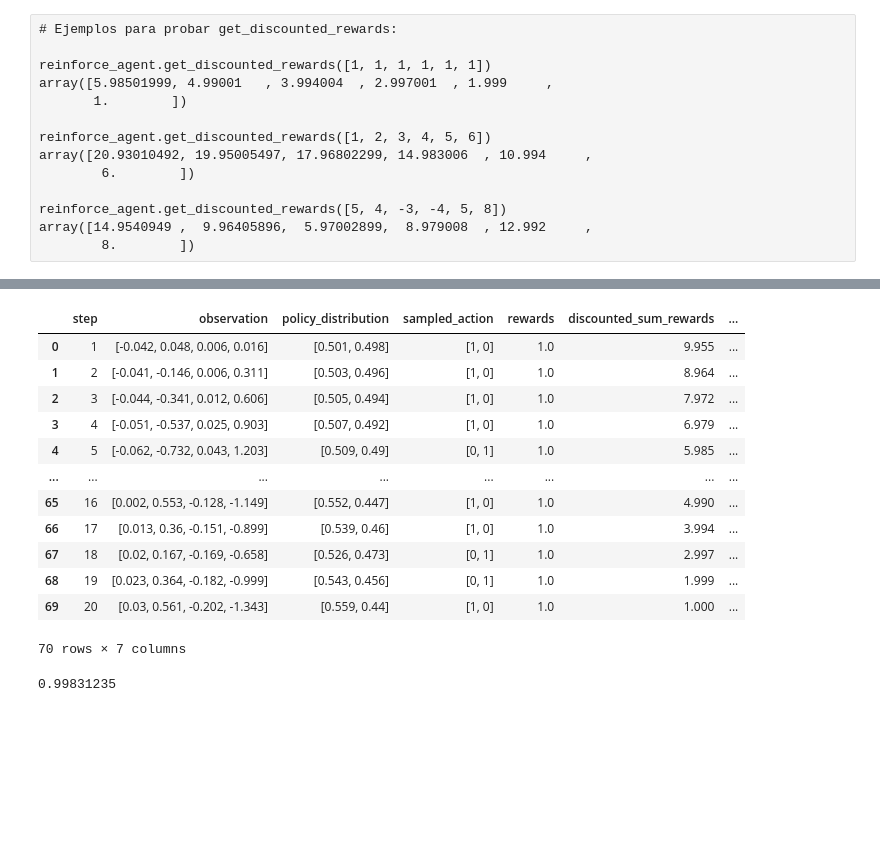
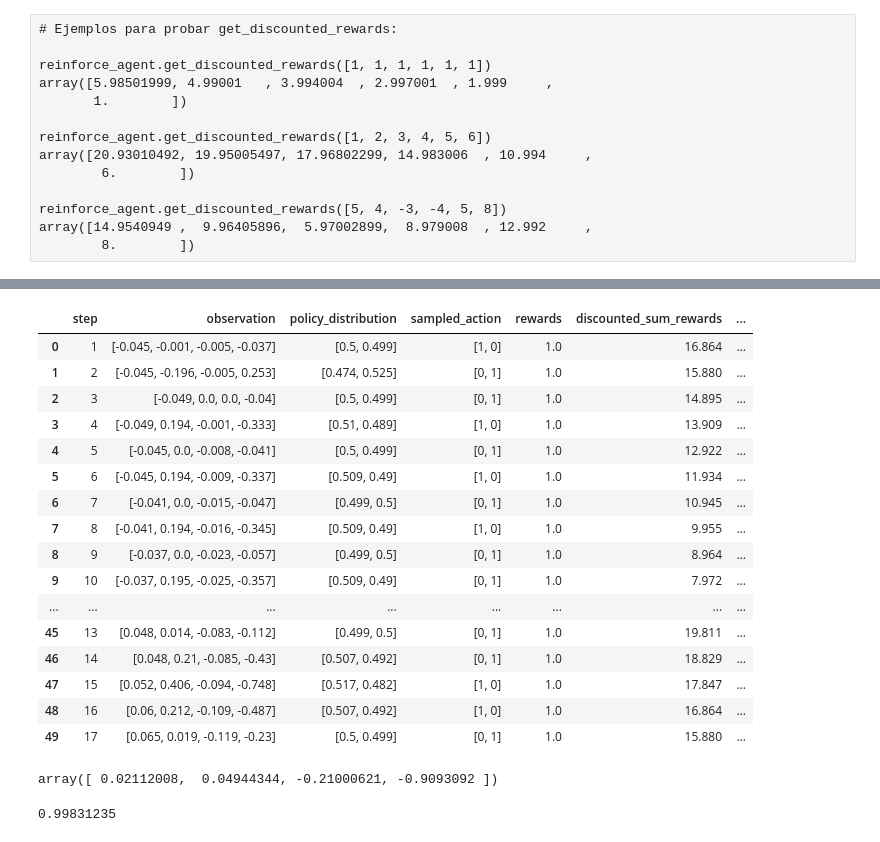
Before and after one commit to deeplearning-itba/REINFORCE-Algorithm, a Jupyter notebook: 02_REINFORCE_algorithm.ipynb, the cells around one changed output, grey strips where cells are left out. Saved outputs shown, nothing was run; the diff lists cells and outputs as text; code cells hidden in the pictures; blank space fills up the shorter version.

```diff
--- a/02_REINFORCE_algorithm.ipynb
+++ b/02_REINFORCE_algorithm.ipynb
@@ -112,21 +121,31 @@ Policy prob dist: [[0.49976465 0.5002353 ]]
 reinforce_agent.reset_env()
 obs, actions, preds, disc_sum_rews, rewards, ep_returns, ep_len, last_obs, time_step = reinforce_agent.get_experience_episodes(return_ts=True)
 # %%
-format_as_pandas(time_step, obs, preds, actions, rewards, disc_sum_rews, ep_returns, decimals = 3)
+df = format_as_pandas(time_step, obs, preds, actions, rewards, disc_sum_rews, ep_returns, decimals = 3)
-# %% [output]
-|  | step | observation | policy_distribution | sampled_action | rewards | discounted_sum_rewards | ... |
-| 0 | 1 | [-0.042, 0.048, 0.006, 0.016] | [0.501, 0.498] | [1, 0] | 1.0 | 9.955 | ... |
-| 1 | 2 | [-0.041, -0.146, 0.006, 0.311] | [0.503, 0.496] | [1, 0] | 1.0 | 8.964 | ... |
-| 2 | 3 | [-0.044, -0.341, 0.012, 0.606] | [0.505, 0.494] | [1, 0] | 1.0 | 7.972 | ... |
-| 3 | 4 | [-0.051, -0.537, 0.025, 0.903] | [0.507, 0.492] | [1, 0] | 1.0 | 6.979 | ... |
-| 4 | 5 | [-0.062, -0.732, 0.043, 1.203] | [0.509, 0.49] | [0, 1] | 1.0 | 5.985 | ... |
-| ... | ... | ... | ... | ... | ... | ... | ... |
-| 65 | 16 | [0.002, 0.553, -0.128, -1.149] | [0.552, 0.447] | [1, 0] | 1.0 | 4.990 | ... |
-| 66 | 17 | [0.013, 0.36, -0.151, -0.899] | [0.539, 0.46] | [1, 0] | 1.0 | 3.994 | ... |
-| 67 | 18 | [0.02, 0.167, -0.169, -0.658] | [0.526, 0.473] | [0, 1] | 1.0 | 2.997 | ... |
-| 68 | 19 | [0.023, 0.364, -0.182, -0.999] | [0.543, 0.456] | [0, 1] | 1.0 | 1.999 | ... |
-| 69 | 20 | [0.03, 0.561, -0.202, -1.343] | [0.559, 0.44] | [1, 0] | 1.0 | 1.000 | ... |
-70 rows × 7 columns
+# %%
+df.head(50)
+# %% [output]
+|  | step | observation | policy_distribution | sampled_action | rewards | discounted_sum_rewards | ... |
+| 0 | 1 | [-0.045, -0.001, -0.005, -0.037] | [0.5, 0.499] | [1, 0] | 1.0 | 16.864 | ... |
+| 1 | 2 | [-0.045, -0.196, -0.005, 0.253] | [0.474, 0.525] | [0, 1] | 1.0 | 15.880 | ... |
+| 2 | 3 | [-0.049, 0.0, 0.0, -0.04] | [0.5, 0.499] | [0, 1] | 1.0 | 14.895 | ... |
+| 3 | 4 | [-0.049, 0.194, -0.001, -0.333] | [0.51, 0.489] | [1, 0] | 1.0 | 13.909 | ... |
+| 4 | 5 | [-0.045, 0.0, -0.008, -0.041] | [0.5, 0.499] | [0, 1] | 1.0 | 12.922 | ... |
+| 5 | 6 | [-0.045, 0.194, -0.009, -0.337] | [0.509, 0.49] | [1, 0] | 1.0 | 11.934 | ... |
+| 6 | 7 | [-0.041, 0.0, -0.015, -0.047] | [0.499, 0.5] | [0, 1] | 1.0 | 10.945 | ... |
+| 7 | 8 | [-0.041, 0.194, -0.016, -0.345] | [0.509, 0.49] | [1, 0] | 1.0 | 9.955 | ... |
+| 8 | 9 | [-0.037, 0.0, -0.023, -0.057] | [0.499, 0.5] | [0, 1] | 1.0 | 8.964 | ... |
+| 9 | 10 | [-0.037, 0.195, -0.025, -0.357] | [0.509, 0.49] | [0, 1] | 1.0 | 7.972 | ... |
+| ... | ... | ... | ... | ... | ... | ... | ... |
+| 45 | 13 | [0.048, 0.014, -0.083, -0.112] | [0.499, 0.5] | [0, 1] | 1.0 | 19.811 | ... |
+| 46 | 14 | [0.048, 0.21, -0.085, -0.43] | [0.507, 0.492] | [0, 1] | 1.0 | 18.829 | ... |
+| 47 | 15 | [0.052, 0.406, -0.094, -0.748] | [0.517, 0.482] | [1, 0] | 1.0 | 17.847 | ... |
+| 48 | 16 | [0.06, 0.212, -0.109, -0.487] | [0.507, 0.492] | [1, 0] | 1.0 | 16.864 | ... |
+| 49 | 17 | [0.065, 0.019, -0.119, -0.23] | [0.5, 0.499] | [0, 1] | 1.0 | 15.880 | ... |
+# %%
+last_obs
+# %% [output]
+array([ 0.02112008,  0.04944344, -0.21000621, -0.9093092 ])
 # %%
 reinforce_agent.get_entropy(preds)
 # %% [output]
```
Also changed, not shown: parts of 5 cells of this notebook, 36 other files.
